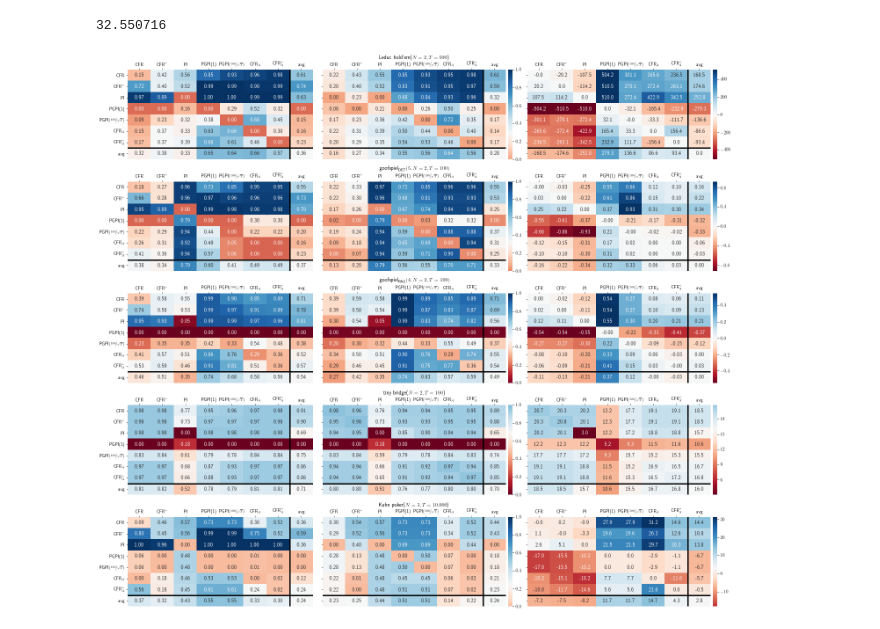
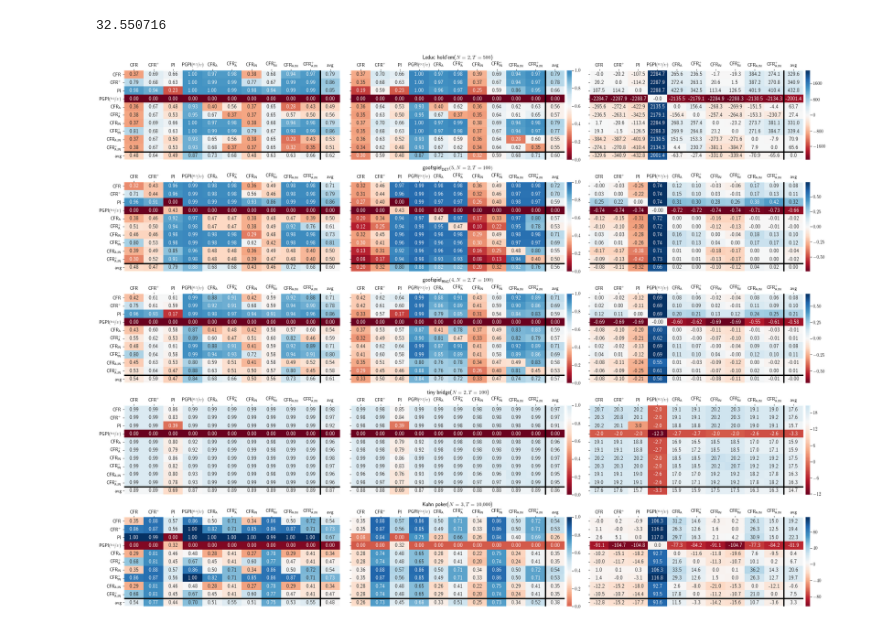
Before and after one commit to dmorrill10/hr_edl_experiments, a Jupyter notebook: mal_cfr_data.ipynb, the cells around one changed output. Saved outputs shown, nothing was run; the diff lists cells and outputs as text; code cells hidden in the pictures.

```diff
--- a/mal_cfr_data.ipynb
+++ b/mal_cfr_data.ipynb
@@ -23,9 +23,14 @@ seq_color_palette = sns.color_palette("Blues", 128)
 # %%
 alg_label_map = {
     'CFR+': r'$\\\text{CFR}^+$',
-    'A-CFR': r'$\\\text{CFR}_{A}$',
-    'A-CFR+': r'$\\\text{CFR}_{A}^+$',
-    'PGPI(100/sqrt(T))': r'$\\\text{PGPI}(\nicefrac{100}{\sqrt{T}})$'
+    'A-CFR': r'$\\\text{CFR}_{\text{A}}$',
+    'A-CFR+': r'$\\\text{CFR}_{\text{A}}^+$',
+    'PGPI(100/sqrt(T))': r'$\\\text{PGPI}(\nicefrac{100}{\sqrt{T}})$',
+    'PGPI(0.1/U)': r'$\\\text{PGPI}(\nicefrac{0.1}{U})$',
+    'CFR_IN': r'$\\\text{CFR}_{\text{IN}}$',
+    'CFR+_IN': r'$\\\text{CFR}^+_{\text{IN}}$',
+    'A-CFR_IN': r'$\\\text{CFR}_{\text{A}, \text{IN}}$',
+    'A-CFR+_IN': r'$\\\text{CFR}^+_{\text{A}, \text{IN}}$',
 }
 def alg_label(tag):
     if tag in alg_label_map:
@@ -37,9 +42,14 @@ alg_order_map = {
     'PI': 2,
     'PGPI(1)': 3,
     'PGPI(100/sqrt(T))': 4,
-    'A-CFR': 5,
-    'A-CFR+': 6,
-    'avg': 7
+    'PGPI(0.1/U)': 5,
+    'A-CFR': 6,
+    'A-CFR+': 7,
+    'CFR_IN': 8,
+    'CFR+_IN': 9,
+    'A-CFR_IN': 10,
+    'A-CFR+_IN': 11,
+    'avg': 12
 }
 def alg_sort_key(tag):
     return alg_order_map[tag]
@@ -327,32 +340,32 @@ for seed in all_seeds():
 # %%
 fig, axes_list = plt.subplots(
     len(games),
     3,
     sharex=True,
     sharey=True,
     squeeze=False,
-    figsize=(20, 3.5 * len(games)),
+    figsize=(23, 3.5 * len(games)),
     gridspec_kw={'width_ratios': [0.95, 1, 1]})
 for i, game in enumerate(sorted(games, key=game_sort_key)):
     axes_list[i, 1].set_title(game_label(game))
 
     br_percentage_heatmap(det_table(game, 'fixed'), ax=axes_list[i, 0], cbar=False)
     br_percentage_heatmap(avg_shuffled_table(game), ax=axes_list[i, 1], cbar_kws={'fraction': 0.05, 'pad': 0.01})
 
     scale = 1000 if game == 'kuhn_3p' or game == 'leduc' else 1
     fmt = "0.2f" if game == 'goofspiel' or game == 'random_goofspiel' else "0.1f"
     heatmap(
         det_table(game, 'sim') * scale,
         ax=axes_list[i, 2],
         cbar_kws={'fraction': 0.05, 'pad': 0.01},
         fmt=fmt
     )
 plt.tight_layout(0)
 plt.subplots_adjust(wspace=0.05, hspace=0.25)
 fig.savefig(f'results/heatmaps.aug21_2020.pdf')
 plt.show()
 # %% [output]
-[figure, old version]
+[figure, new version]
 # %%
 fig, axes_list = plt.subplots(
     3,
```
Also changed, not shown: parts of 6 cells of this notebook, 35 other files.
